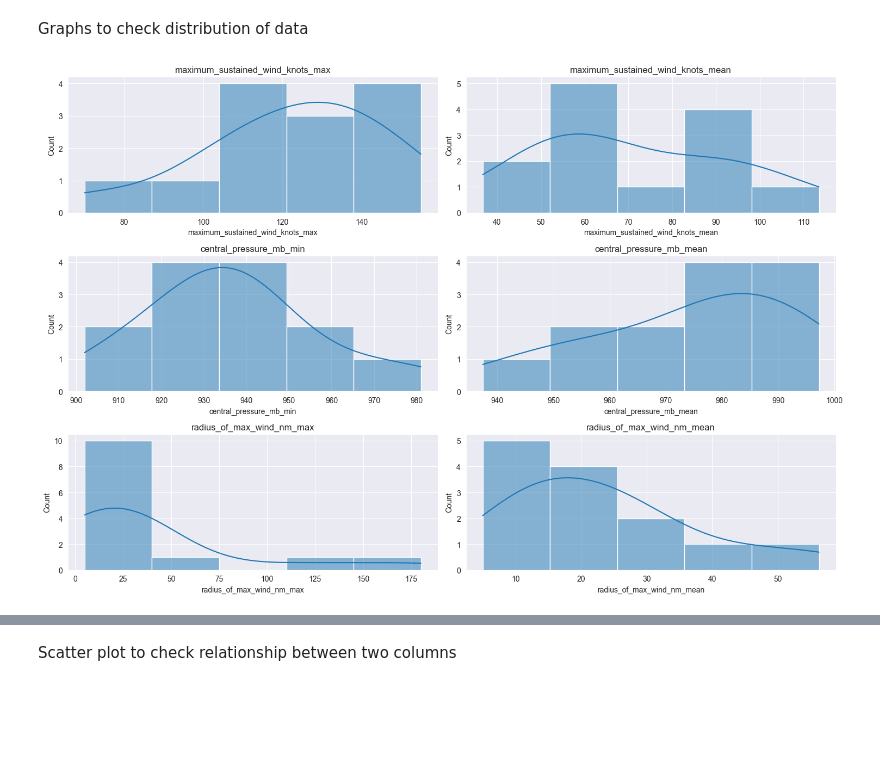
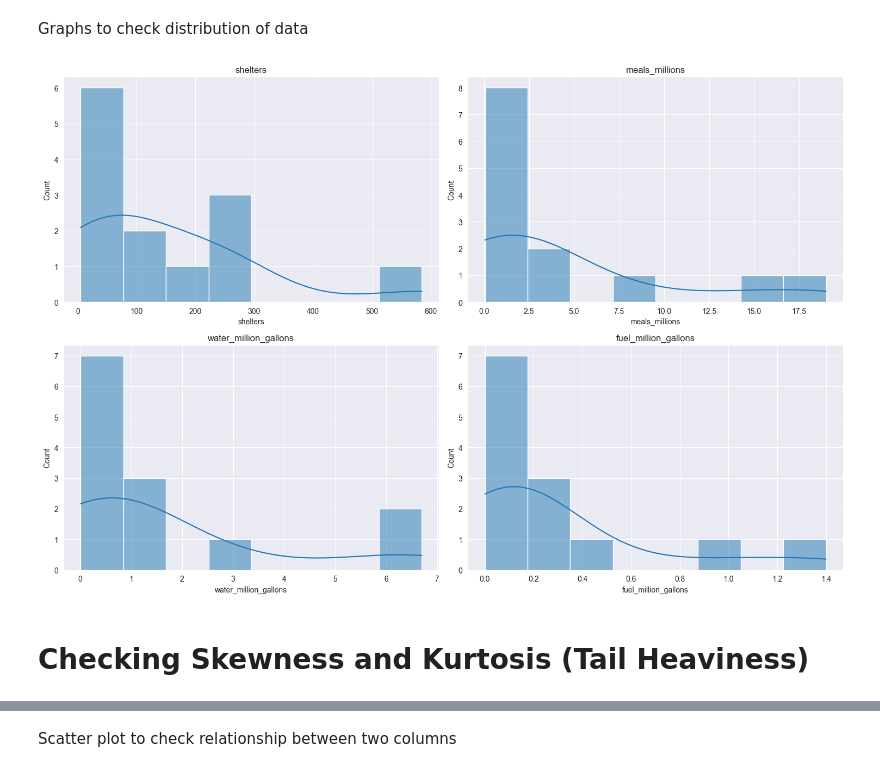
Before and after one commit to jayc9135/Hurricane-Resource-Shortage-Prediction, a Jupyter notebook: resources_data_synthesis.ipynb, the cells around one changed output, grey strips where cells are left out. Cells and saved outputs as stored; diff of their text form; code cells hidden in the pictures; blank space fills up the shorter version.

```diff
--- a/resources_data_synthesis.ipynb
+++ b/resources_data_synthesis.ipynb
@@ -162,17 +162,24 @@ Graphs to check distribution of data
 import matplotlib.pyplot as plt
 import seaborn as sns
 # %%
-fig, axes = plt.subplots(nrows=3, ncols=2, figsize=(15, 10))
+# columns_to_show = list(df_resources_with_storm_features.columns[8:])
+columns_to_show = list(df_resources_with_storm_features.columns[3:7])
 
-columns_to_show = list(df_resources_with_storm_features.columns[8:])
+num_of_features = len(columns_to_show)
+
+num_rows = int(np.ceil(num_of_features / 2))
+
+fig, axes = plt.subplots(nrows=num_rows, ncols=2, figsize=(15, 10))
 
 axes = axes.flatten()
 
 for i, column in enumerate(columns_to_show):
-    sns.histplot(df_resources_with_storm_features[column], ax=axes[i], kde=True, bins=5)
+    sns.histplot(df_resources_with_storm_features[column], ax=axes[i], kde=True, bins=8)
     axes[i].set_title(column)
 
 plt.tight_layout()
 plt.show()
 # %% [output]
-[figure, old version]
+[figure, new version]
+# %% [markdown]
+# Checking Skewness and Kurtosis (Tail Heaviness)
```
Also changed, not shown: parts of 16 cells of this notebook.
